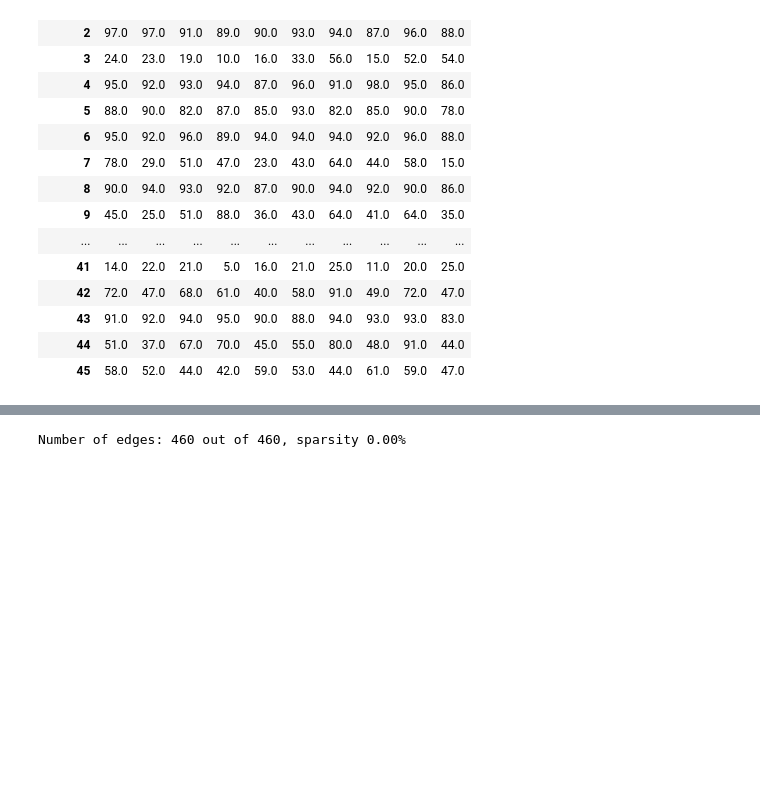
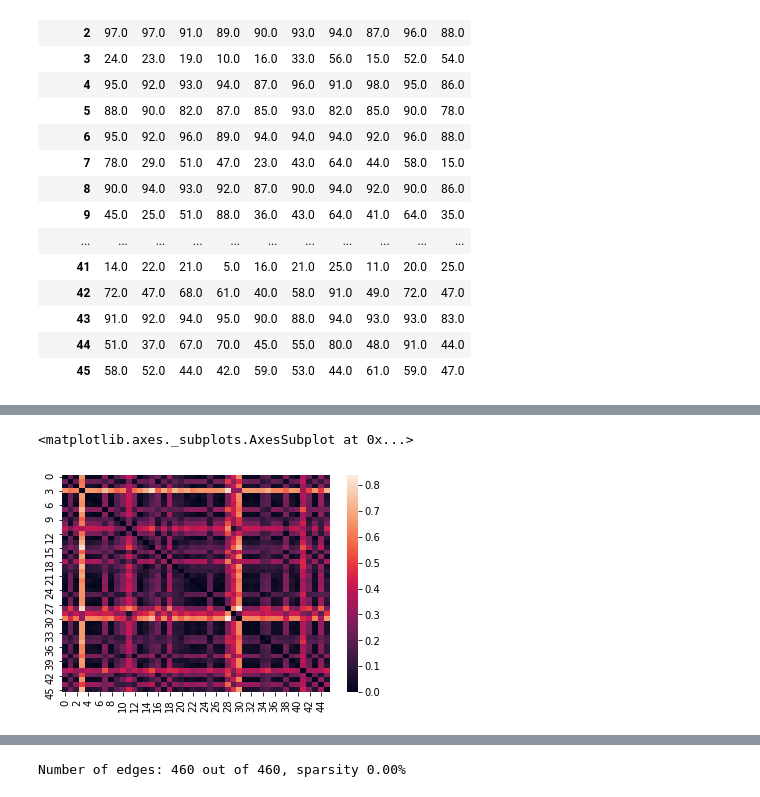
Before and after one commit to HumanCompatibleAI/better-adversarial-defenses, a Jupyter notebook: ap_rllib_experiment_analysis/youshallnotpass_rllib-analysis-eval.ipynb, the cells around one changed output, grey strips where cells are left out. Cells and saved outputs as stored; diff of their text form; code cells hidden in the pictures; blank space fills up the shorter version.

```diff
--- a/ap_rllib_experiment_analysis/youshallnotpass_rllib-analysis-eval.ipynb
+++ b/ap_rllib_experiment_analysis/youshallnotpass_rllib-analysis-eval.ipynb
@@ -423,0 +425,6 @@ df_pivot = df_pivot[-9:]
+# %%
+dist_pairs = scipy.spatial.distance.cdist(data, data)
+sns.heatmap(dist_pairs)
+# %% [output]
+<matplotlib.axes._subplots.AxesSubplot at 0x...>
+[figure, added]
```
Also changed, not shown: parts of 20 cells of this notebook.
